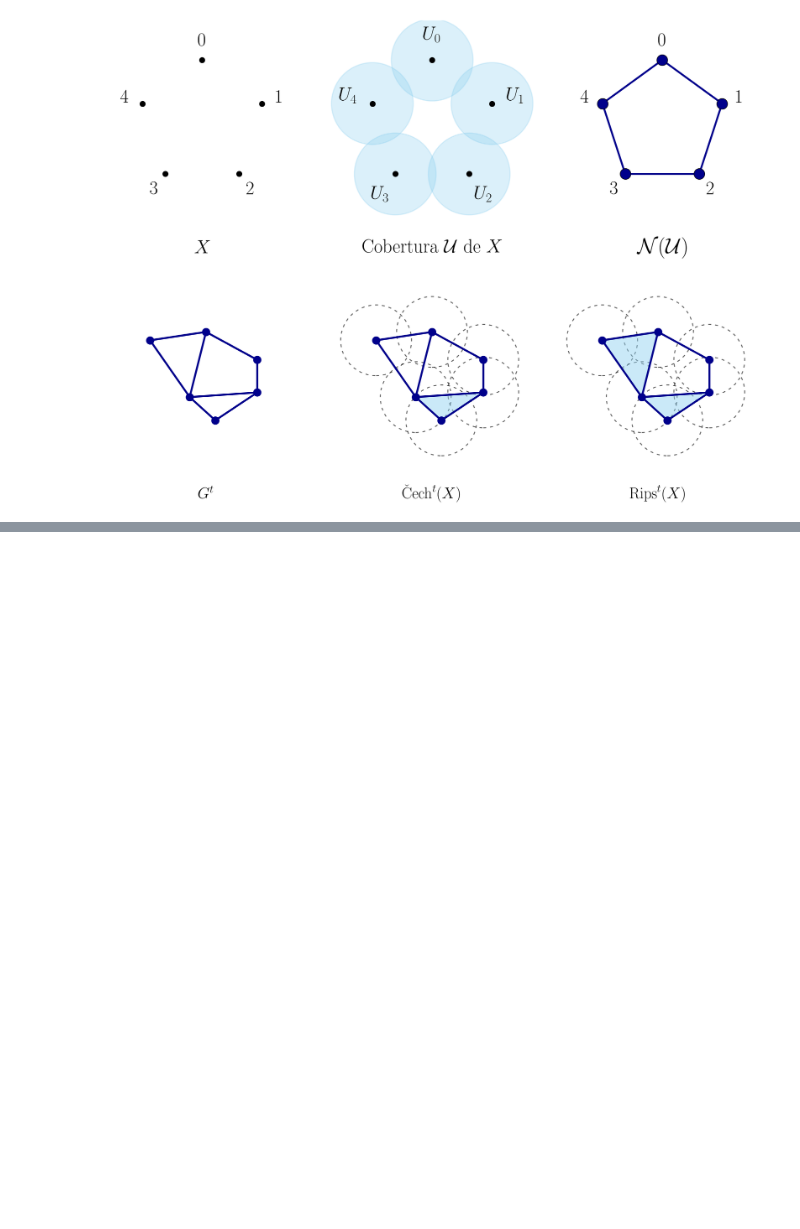
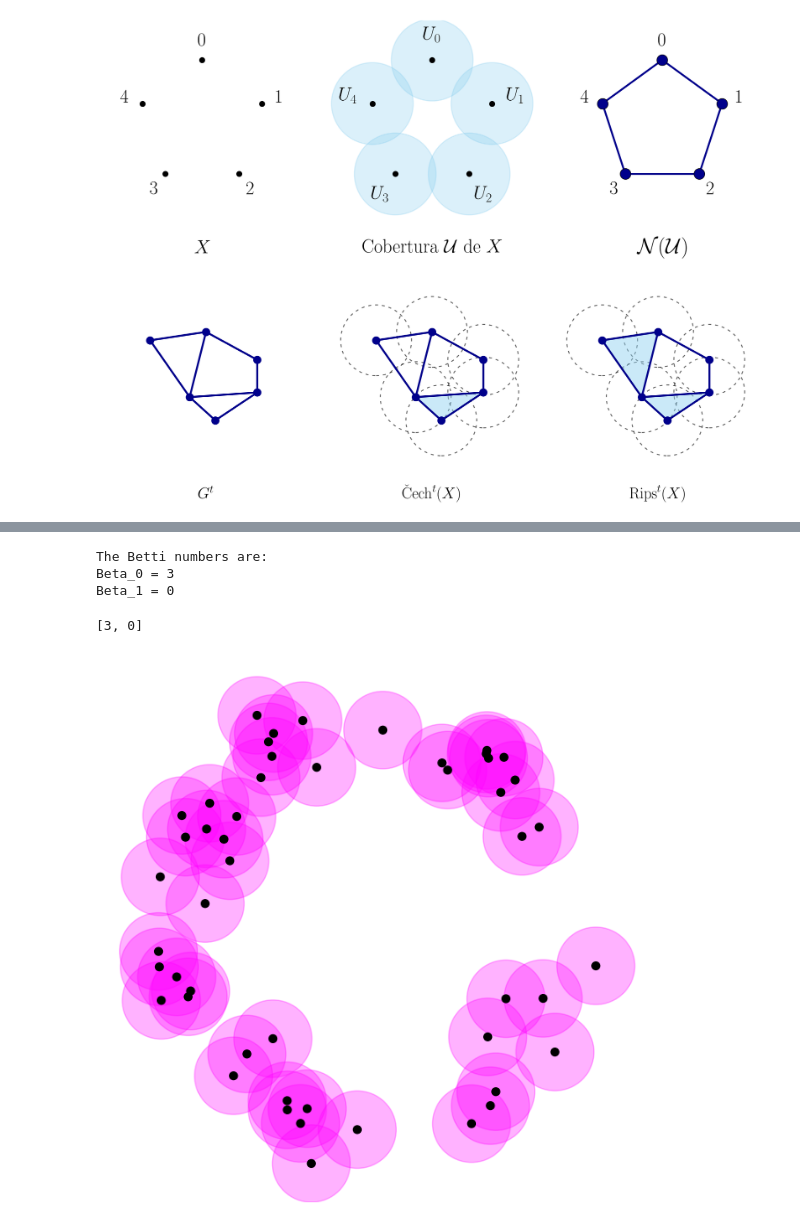
Before and after one commit to AnthonyMrqs/Analise-Topologica-de-Dados, a Jupyter notebook: criacao_imagens.ipynb, the cells around one changed output, grey strips where cells are left out. Cells and saved outputs as stored; diff of their text form; code cells hidden in the pictures; blank space fills up the shorter version.

```diff
--- a/criacao_imagens.ipynb
+++ b/criacao_imagens.ipynb
@@ -1311,0 +1492,11 @@ interactive(children=(FloatSlider(value=0.0, description='Distância d:', max=6.
+# %%
+BettiNumbers(st)
+# %% [output]
+The Betti numbers are:
+Beta_0 = 3
+Beta_1 = 0
+[3, 0]
+# %%
+PlotThickening(X, 0.2)
+# %% [output]
+[figure, added]
```
Also changed, not shown: parts of 8 cells of this notebook, 7 other files.
